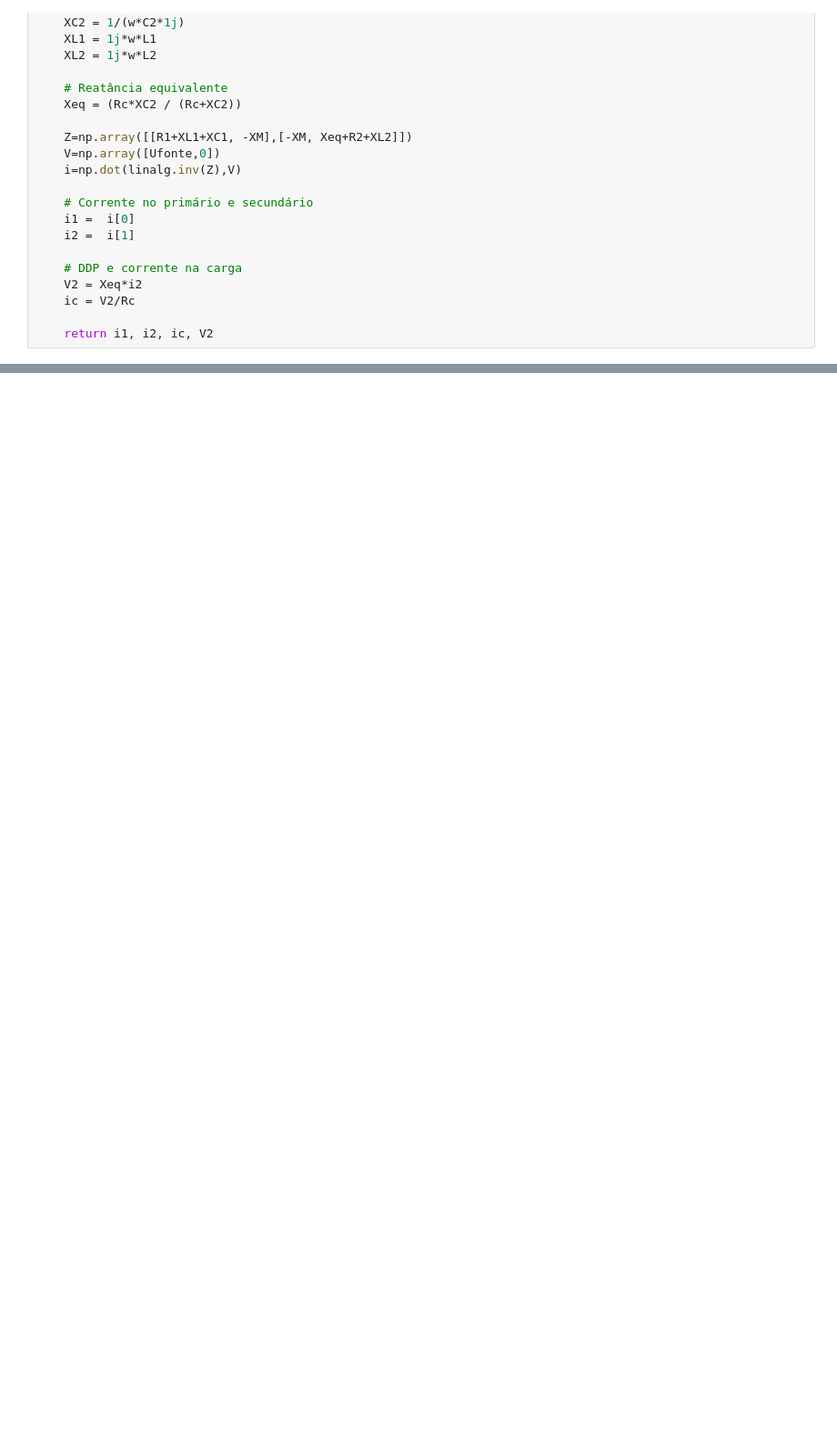
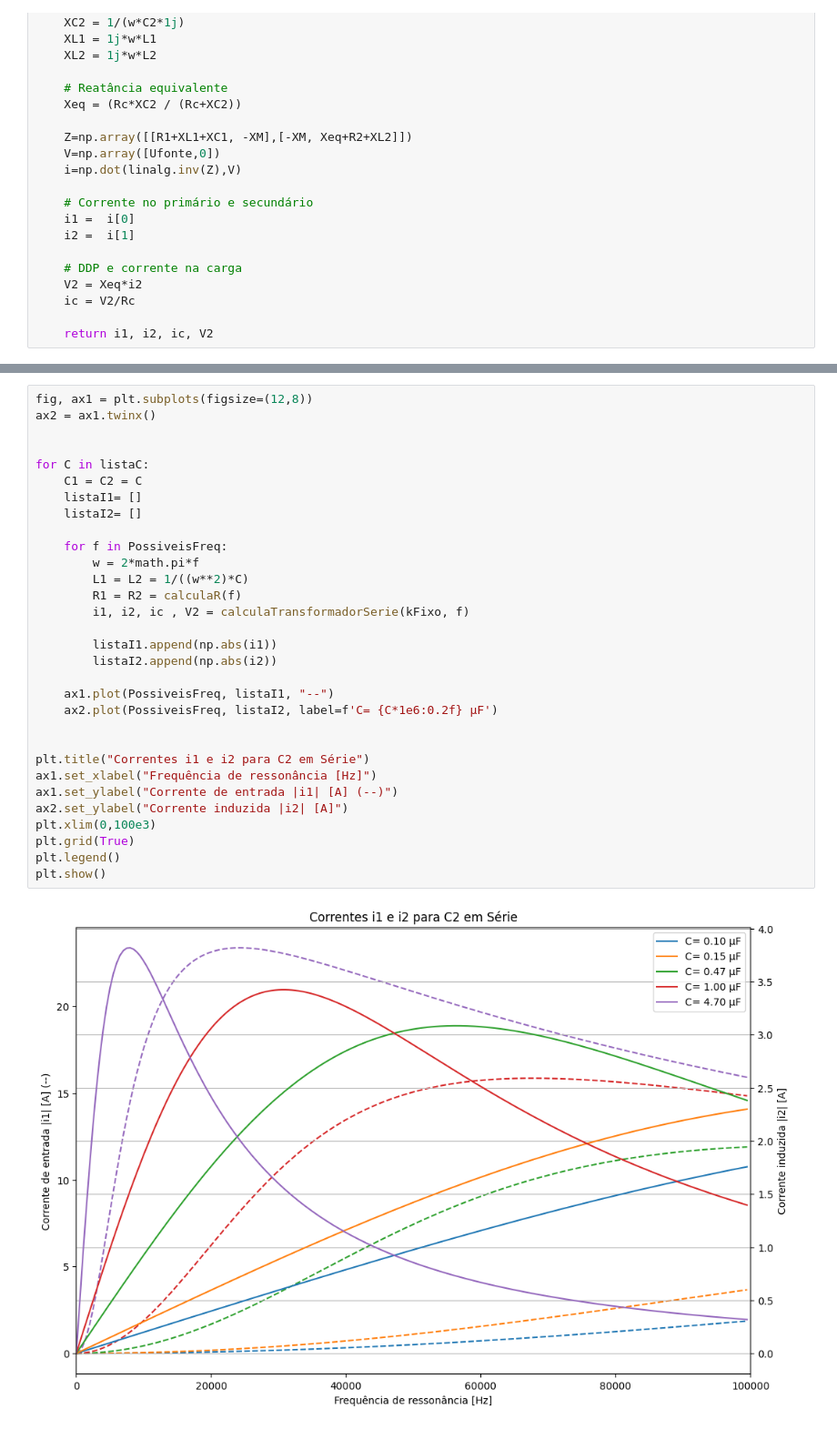
Before and after one commit to pabdutra/wpt, a Jupyter notebook: projeto.ipynb, the cells around one changed output, grey strips where cells are left out. Shown at 91% size. Cells and saved outputs as stored; diff of their text form; blank space fills up the shorter version.

```diff
--- a/projeto.ipynb
+++ b/projeto.ipynb
@@ -148,0 +149,33 @@ plt.show()
+# %%
+fig, ax1 = plt.subplots(figsize=(12,8))
+ax2 = ax1.twinx()
+
+
+for C in listaC:
+    C1 = C2 = C
+    listaI1= []
+    listaI2= []
+
+    for f in PossiveisFreq:
+        w = 2*math.pi*f
+        L1 = L2 = 1/((w**2)*C)
+        R1 = R2 = calculaR(f)
+        i1, i2, ic , V2 = calculaTransformadorSerie(kFixo, f)
+
+        listaI1.append(np.abs(i1))
+        listaI2.append(np.abs(i2))
+
+    ax1.plot(PossiveisFreq, listaI1, "--")
+    ax2.plot(PossiveisFreq, listaI2, label=f'C= {C*1e6:0.2f} µF')
+
+
+plt.title("Correntes i1 e i2 para C2 em Série")
+ax1.set_xlabel("Frequência de ressonância [Hz]")
+ax1.set_ylabel("Corrente de entrada |i1| [A] (--)")
+ax2.set_ylabel("Corrente induzida |i2| [A]")
+plt.xlim(0,100e3)
+plt.grid(True)
+plt.legend()
+plt.show()
+# %% [output]
+[figure, added]
```
Also changed, not shown: parts of 22 cells of this notebook, 1 other file.
